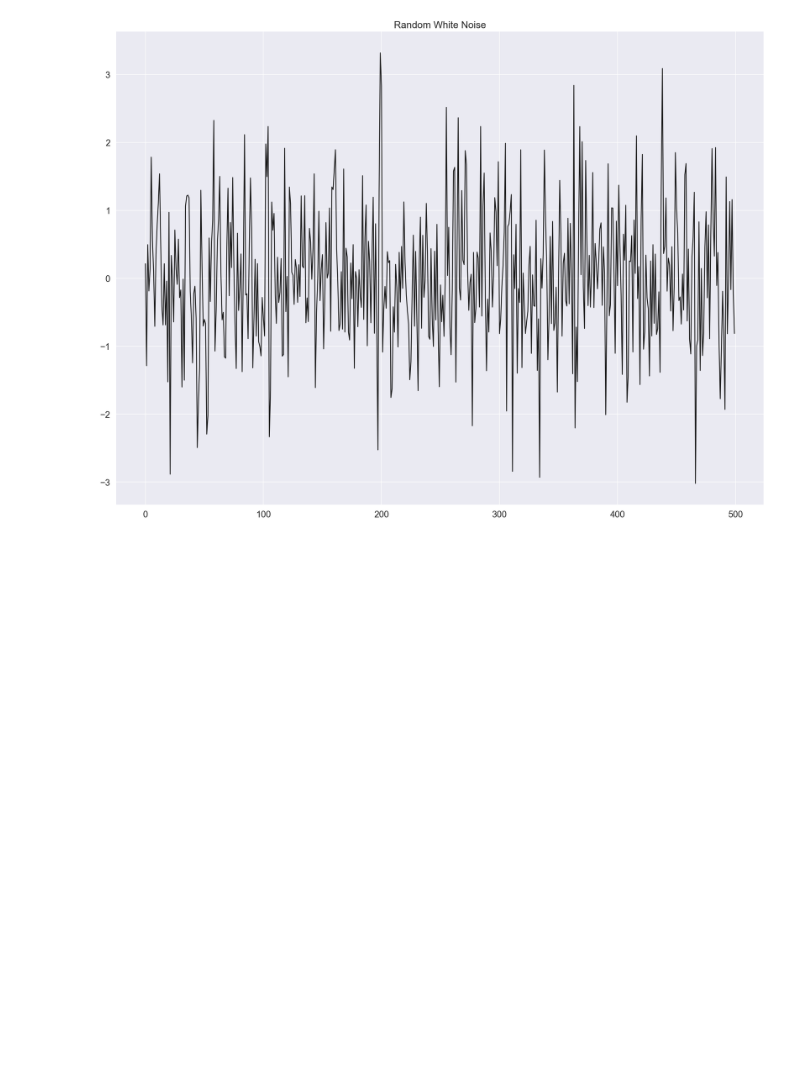
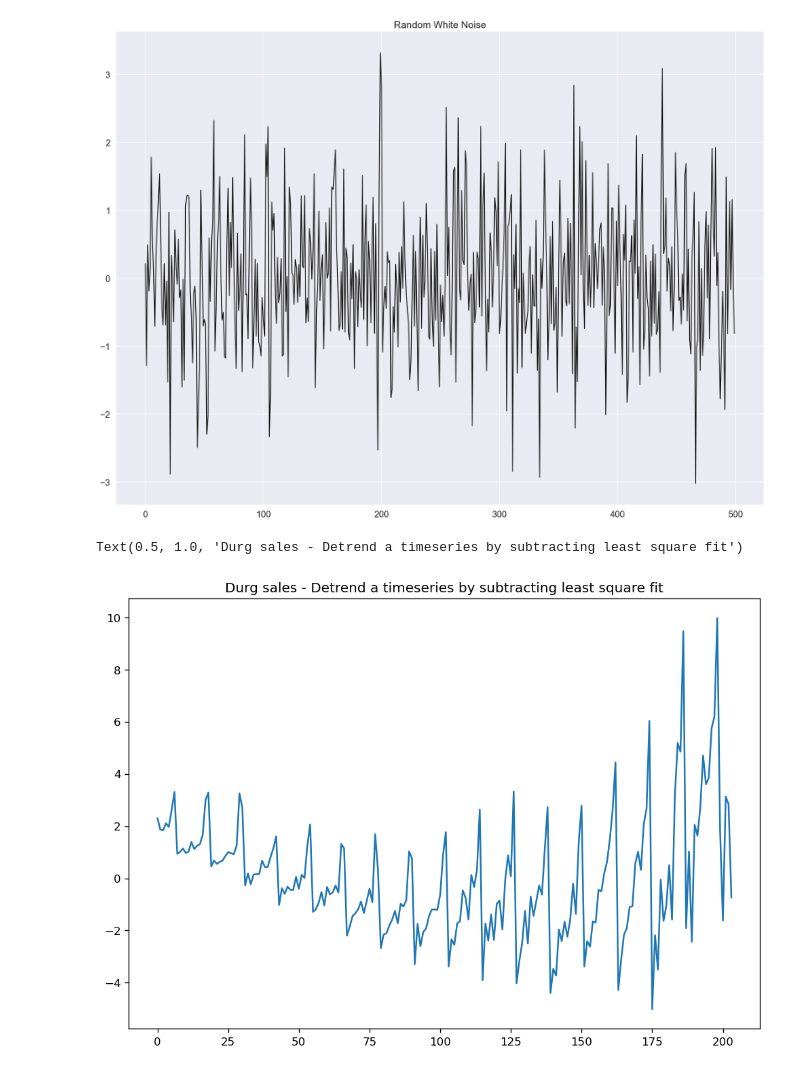
Before and after one commit to ReemaY/Python_DS_Basics, a Jupyter notebook: DS_TimeSeries1.ipynb, the cells around one changed output. Saved outputs shown, nothing was run; the diff lists cells and outputs as text; code cells hidden in the pictures; blank space fills up the shorter version.

```diff
--- a/DS_TimeSeries1.ipynb
+++ b/DS_TimeSeries1.ipynb
@@ -231,3 +295,15 @@ pd.Series(rand_vals).plot(title='Random White Noise', color='k')
 # %% [output]
 <AxesSubplot:title={'center':'Random White Noise'}>
 [figure]
+# %%
+# To detrend a time series signal - means to remove the trend component rom at time series
+# Importing the data
+# Using scipy: subtract the line of best fit
+from scipy import signal
+df = pd.read_csv('C://Users/yare01/Documents/SMS/KAPH/a10.csv', parse_dates=['date'], index_col='date')
+detrended = signal.detrend(df.value.values)
+plt.plot(detrended)
+plt.title('Durg sales - Detrend a timeseries by subtracting least square fit')
+# %% [output]
+Text(0.5, 1.0, 'Durg sales - Detrend a timeseries by subtracting least square fit')
+[figure, added]
```
Also changed, not shown: parts of 7 cells of this notebook.
